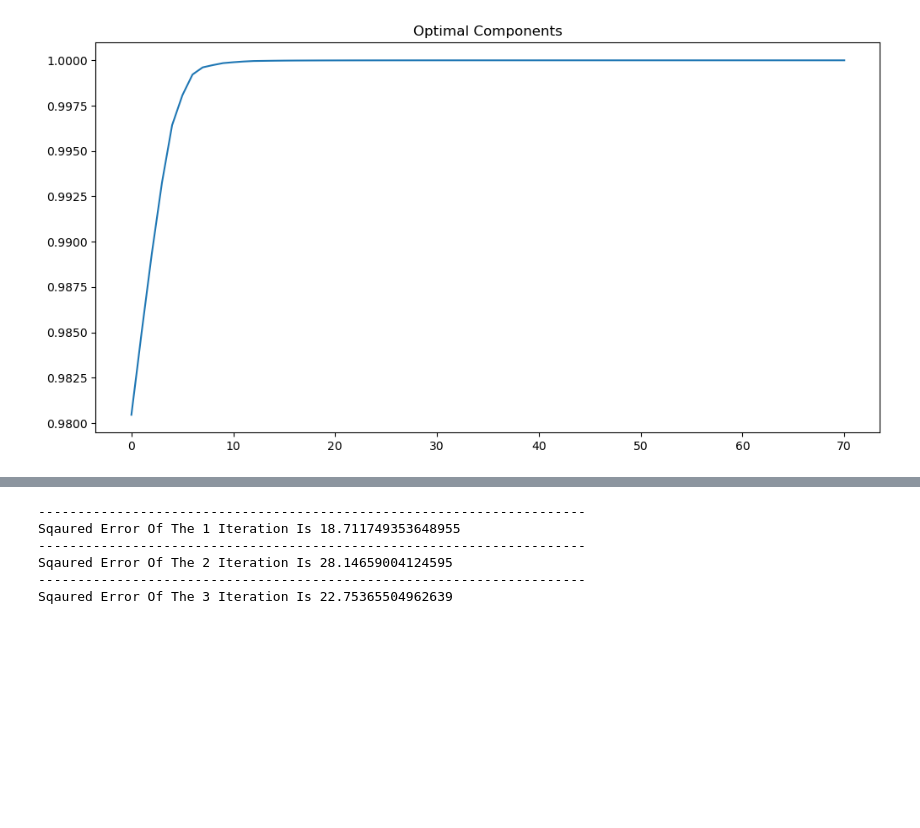
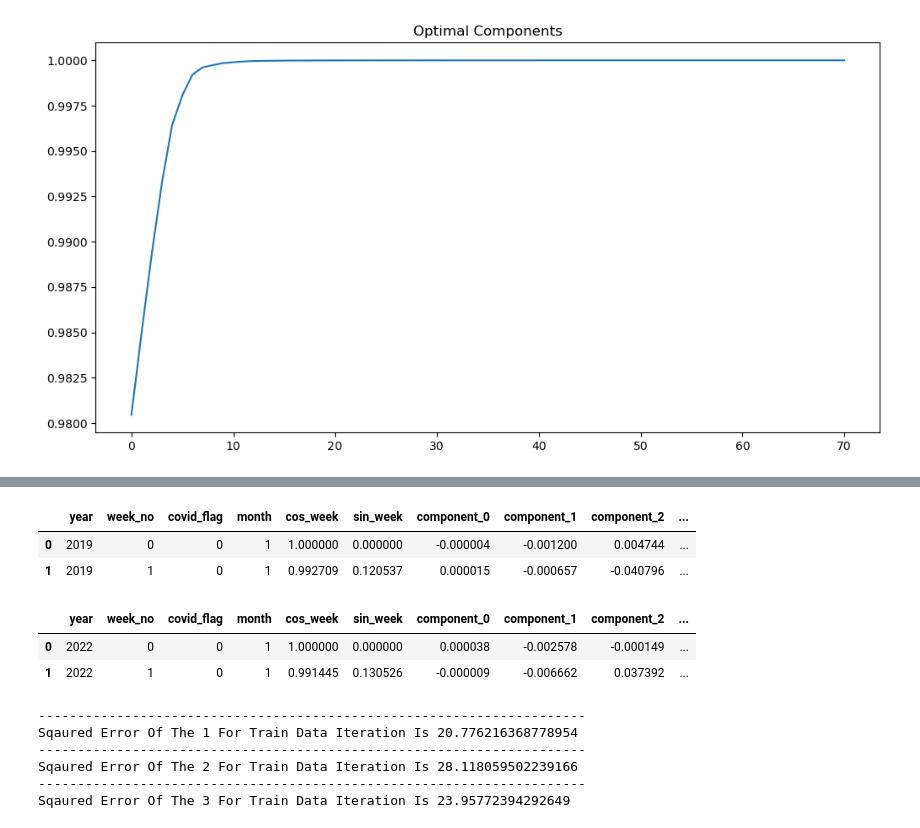
Before and after one commit to MoncefKa/kaggle-projects, a Jupyter notebook: s3-e3-co2-emission.ipynb, the cells around one changed output, grey strips where cells are left out. Saved outputs shown, nothing was run; the diff lists cells and outputs as text; code cells hidden in the pictures; blank space fills up the shorter version.

```diff
--- a/s3-e3-co2-emission.ipynb
+++ b/s3-e3-co2-emission.ipynb
@@ -268,6 +301,6 @@ full_data=pd.concat([train_data,new_df],axis=1)
 # %%
 #drop cols
-full_data["lon_lat"]=full_data["longitude"].astype("str")+"_"+train_data["latitude"].astype("str")
+full_data["lon_lat"]=full_data["latitude"].astype("str")+"_"+train_data["longitude"].astype("str")
 full_data["lon_lat"]=full_data["lon_lat"].astype("category")
 
 full_data.drop(columns=["Dates"],axis=1,inplace=True)
@@ -276,14 +309,17 @@ new_cols=[i for i in full_data.columns if i!="emission"]
 new_cols.append("emission")
 full_data=full_data[new_cols]
 
-#train_data["lon_lat"]=train_data["longitude"].astype("str")+"_"+train_data["latitude"].astype("str")
-#train_data["lon_lat"]=train_data["lon_lat"].astype("category")
+#drop cols
+test_full["lon_lat"]=test_full["latitude"].astype("str")+"_"+test_full["longitude"].astype("str")
+test_full["lon_lat"]=test_full["lon_lat"].astype("category")
 
-#train_data.drop(columns=["Dates"],axis=1,inplace=True)
+test_full.drop(columns=["Dates"],axis=1,inplace=True)
 #reorder the new data
-#new_cols=[i for i in train_data.columns if i!="emission"]
-#new_cols.append("emission")
-#train_data=train_data[new_cols]
+test_new_c=[i for i in test_full.columns]
+test_full=test_full[test_new_c]
+
+full_data.drop(columns=["longitude","latitude"],axis=1,inplace=True)
+test_full.drop(columns=["longitude","latitude"],axis=1,inplace=True)
 # %%
 class Models:
     #xgb=XGBRegressor(verbose=False)
@@ -292 +331,13 @@ class Models:
     #tree=DecisionTreeRegressor()
+# %%
+full_data.head(2)
+# %% [output]
+|  | year | week_no | covid_flag | month | cos_week | sin_week | component_0 | component_1 | component_2 | ... |
+| 0 | 2019 | 0 | 0 | 1 | 1.000000 | 0.000000 | -0.000004 | -0.001200 | 0.004744 | ... |
+| 1 | 2019 | 1 | 0 | 1 | 0.992709 | 0.120537 | 0.000015 | -0.000657 | -0.040796 | ... |
+# %%
+test_full.head(2)
+# %% [output]
+|  | year | week_no | covid_flag | month | cos_week | sin_week | component_0 | component_1 | component_2 | ... |
+| 0 | 2022 | 0 | 0 | 1 | 1.000000 | 0.000000 | 0.000038 | -0.002578 | -0.000149 | ... |
+| 1 | 2022 | 1 | 0 | 1 | 0.991445 | 0.130526 | -0.000009 | -0.006662 | 0.037392 | ... |
@@ -296,7 +351,7 @@ y=full_data[new_cols[-1]]
 
 kf=GroupKFold(n_splits=3)
 model_predictions=[]
-
+test_predictions=[]
 for i,(train_idx,test_idx) in enumerate(kf.split(X,groups=X["year"])):
     X_train,X_test=X.iloc[train_idx],X.iloc[test_idx]
     y_train,y_test=y.iloc[train_idx],y.iloc[test_idx]
@@ -311,11 +366,14 @@ for i,(train_idx,test_idx) in enumerate(kf.split(X,groups=X["year"])):
     lgbm_pred=Models.lgbm.predict(X_test)
     model_predictions.append(lgbm_pred)
 
-    print(f"Sqaured Error Of The {i+1} Iteration Is {mse(y_test,lgbm_pred,squared=False)}")
+    lgbm_pred_test=Models.lgbm.predict(test_full)
+    test_predictions.append(lgbm_pred_test)
+
+    print(f"Sqaured Error Of The {i+1} For Train Data Iteration Is {mse(y_test,lgbm_pred,squared=False)}")
 # %% [output]
 ----------------------------------------------------------------------
-Sqaured Error Of The 1 Iteration Is 18.711749353648955
+Sqaured Error Of The 1 For Train Data Iteration Is 20.776216368778954
 ----------------------------------------------------------------------
-Sqaured Error Of The 2 Iteration Is 28.14659004124595
+Sqaured Error Of The 2 For Train Data Iteration Is 28.118059502239166
 ----------------------------------------------------------------------
-Sqaured Error Of The 3 Iteration Is 22.75365504962639
+Sqaured Error Of The 3 For Train Data Iteration Is 23.95772394292649
```
Also changed, not shown: parts of 14 cells of this notebook.
